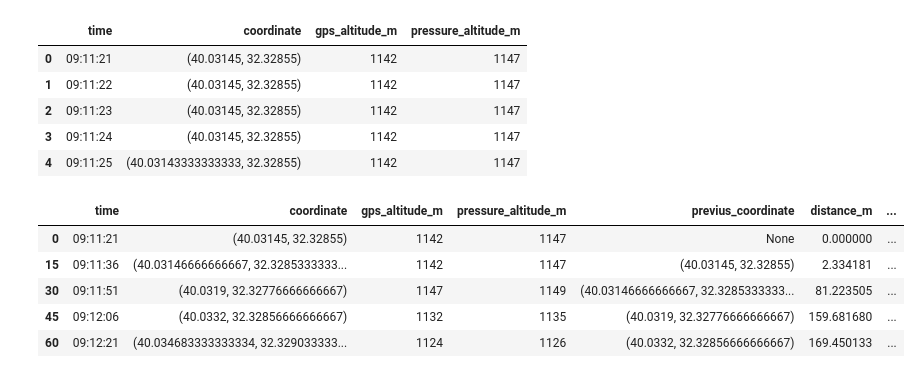
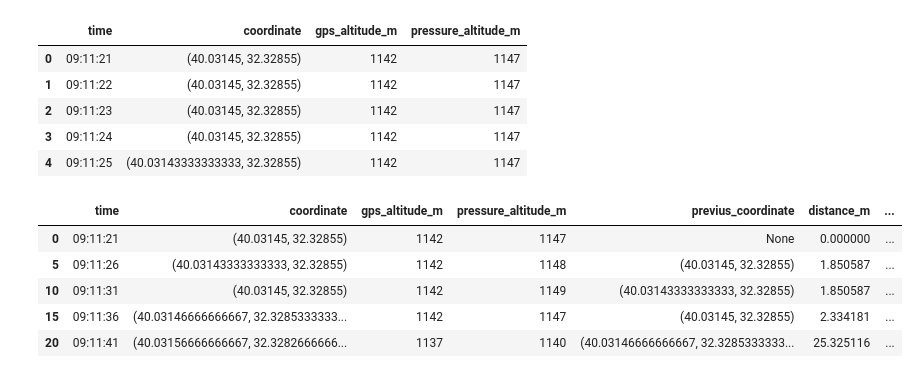
Before and after one commit to SerkanKurd/Paragliding_Flight_Analyses, a Jupyter notebook: Flight_Analyses.ipynb, the cells around one changed output. Cells and saved outputs as stored; diff of their text form; code cells hidden in the pictures.

```diff
--- a/Flight_Analyses.ipynb
+++ b/Flight_Analyses.ipynb
@@ -58,38 +58,38 @@ df.head()
 | 4 | 09:11:25 | (40.03143333333333, 32.32855) | 1142 | 1147 |
 # %%
 for i in range(1, len(df)-1):
-    if i % 15 > 0:
+    if i % 5 > 0:
         df = df.drop([i])
 
 flight_loginterval = int(df["time"].iloc[1][-2:]) - int(df["time"].iloc[0][-2:])
 
 def calculate_distance(row):
     if row["previus_coordinate"] is None:
         return 0
     return geodesic(row["coordinate"], row["previus_coordinate"]).meters
 
 
 prev_total_distance = 0
 def caluculate_total_distance(row):
     global prev_total_distance
     prev_total_distance += row["distance_m"]
     return prev_total_distance
 
 df["previus_coordinate"] = df["coordinate"].shift(1)
 df["distance_m"] = df.apply(calculate_distance, axis=1)
 df["total_distance_m"] = df.apply(lambda row: caluculate_total_distance(row), axis=1)
 df["climb_m"] = df["gps_altitude_m"].diff()
 df["climb_rate_m/s"] = df["climb_m"] / flight_loginterval
 df["speed_km/s"] = (df["distance_m"]/1000) / (flight_loginterval/3600)
 df["distance_from_start_m"] = df.apply(lambda row: geodesic(df["coordinate"].iloc[0], row["coordinate"]).meters, axis=1)
 df.head()
 # %% [output]
 |  | time | coordinate | gps_altitude_m | pressure_altitude_m | previus_coordinate | distance_m | ... |
 | 0 | 09:11:21 | (40.03145, 32.32855) | 1142 | 1147 | None | 0.000000 | ... |
+| 5 | 09:11:26 | (40.03143333333333, 32.32855) | 1142 | 1148 | (40.03145, 32.32855) | 1.850587 | ... |
+| 10 | 09:11:31 | (40.03145, 32.32855) | 1142 | 1149 | (40.03143333333333, 32.32855) | 1.850587 | ... |
 | 15 | 09:11:36 | (40.03146666666667, 32.3285333333... | 1142 | 1147 | (40.03145, 32.32855) | 2.334181 | ... |
-| 30 | 09:11:51 | (40.0319, 32.32776666666667) | 1147 | 1149 | (40.03146666666667, 32.3285333333... | 81.223505 | ... |
-| 45 | 09:12:06 | (40.0332, 32.32856666666667) | 1132 | 1135 | (40.0319, 32.32776666666667) | 159.681680 | ... |
-| 60 | 09:12:21 | (40.034683333333334, 32.329033333... | 1124 | 1126 | (40.0332, 32.32856666666667) | 169.450133 | ... |
+| 20 | 09:11:41 | (40.03156666666667, 32.3282666666... | 1137 | 1140 | (40.03146666666667, 32.3285333333... | 25.325116 | ... |
 # %%
 plt.figure(figsize=(10, 5))
 plt.plot(df['time'], df['gps_altitude_m'])
```
Also changed, not shown: parts of 4 cells of this notebook, 3 other files.
